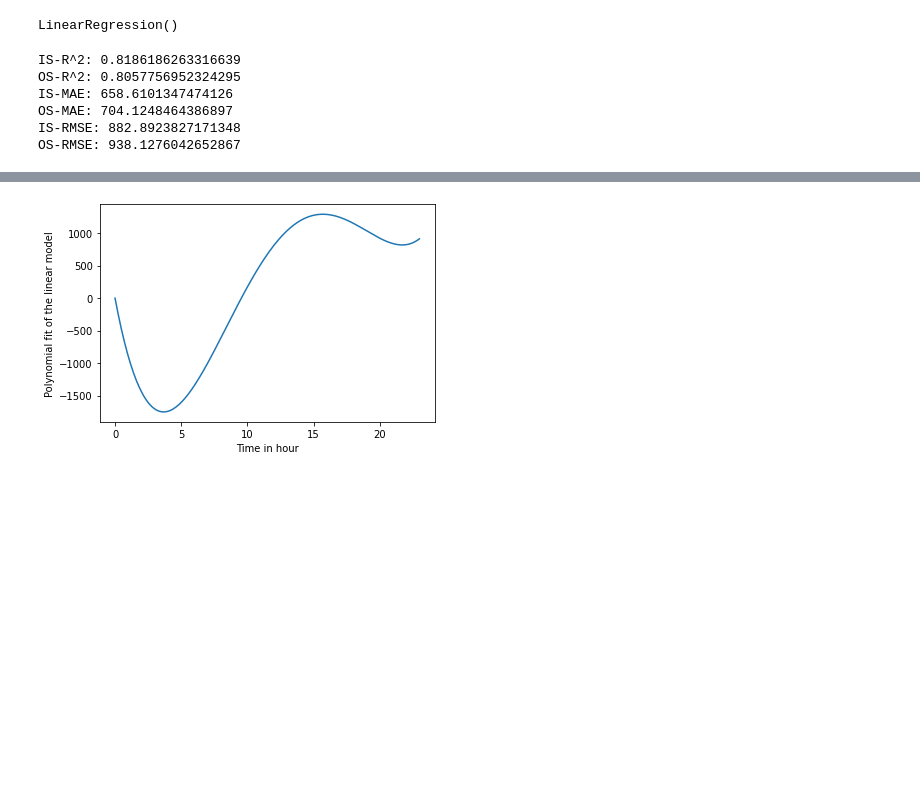
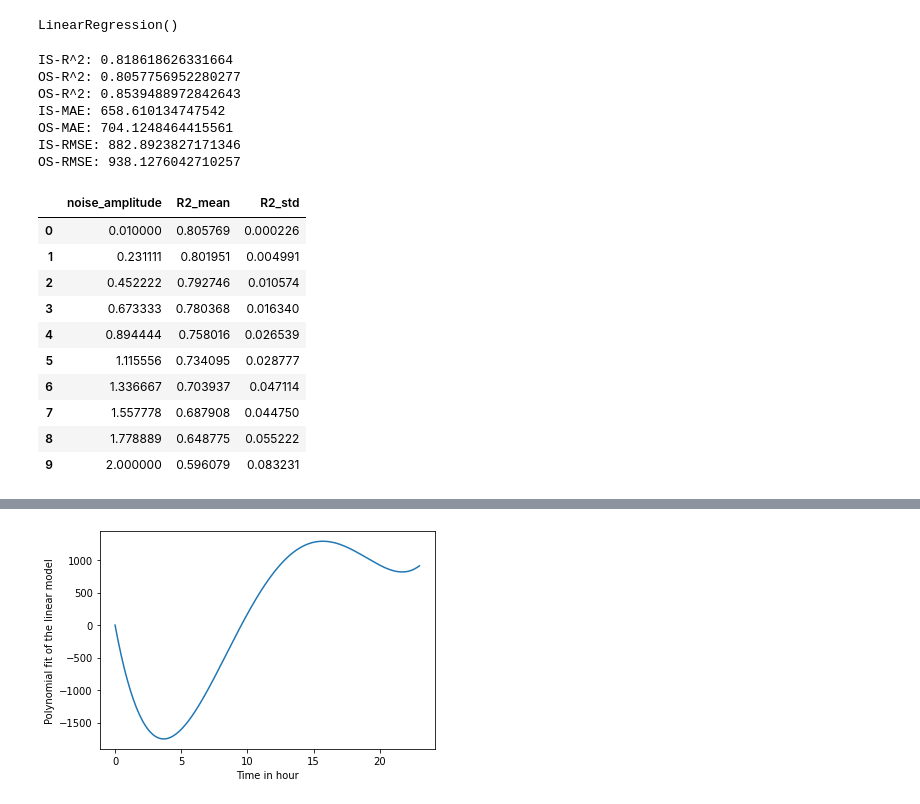
Before and after one commit to garberma/6.862-Project, a Jupyter notebook: BaselineModelingChicago.ipynb, the cells around one changed output, grey strips where cells are left out. Cells and saved outputs as stored; diff of their text form; code cells hidden in the pictures; blank space fills up the shorter version.

```diff
--- a/BaselineModelingChicago.ipynb
+++ b/BaselineModelingChicago.ipynb
@@ -66,14 +66,60 @@ SST = np.sum((train_mean - y_test_pred)**2)
 OSR2 = 1 - (SSR/SST)
 print("IS-R^2:",metrics.r2_score(y_train.to_numpy(),y_train_pred))
 print("OS-R^2:",OSR2)
+# Why aren't we doing that? #####
+print("OS-R^2:",metrics.r2_score(y_test.to_numpy(),y_test_pred))
+########
 print("IS-MAE:",metrics.mean_absolute_error(y_train,y_train_pred))
 print("OS-MAE:",metrics.mean_absolute_error(y_test,y_test_pred))
 print("IS-RMSE:",metrics.mean_squared_error(y_train,y_train_pred)**(1/2))
 print("OS-RMSE:",metrics.mean_squared_error(y_test,y_test_pred)**(1/2))
 # %% [output]
-IS-R^2: 0.8186186263316639
-OS-R^2: 0.8057756952324295
-IS-MAE: 658.6101347474126
-OS-MAE: 704.1248464386897
-IS-RMSE: 882.8923827171348
-OS-RMSE: 938.1276042652867
+IS-R^2: 0.818618626331664
+OS-R^2: 0.8057756952280277
+OS-R^2: 0.8539488972842643
+IS-MAE: 658.610134747542
+OS-MAE: 704.1248464415561
+IS-RMSE: 882.8923827171346
+OS-RMSE: 938.1276042710257
+# %%
+X = df_2.iloc[:,2:]
+y = df_2.iloc[:,0:1]
+m1,n1 = y_test.shape
+m2,n2 = y_train.shape
+
+def OSR2(y_train_noise):
+    reg = LinearRegression()
+    reg.fit(X_train,y_train_noise)
+    y_test_pred = reg.predict(X_test).reshape((m1,n1))
+    y_train_pred = reg.predict(X_train).reshape((m2,n2))
+    SSR = np.sum((y_test.to_numpy() - y_test_pred)**2)
+    train_mean = np.mean(y_train.to_numpy())
+    SST = np.sum((train_mean - y_test_pred)**2)
+    OSR2 = 1 - (SSR/SST)
+    return OSR2
+
+mean_energy = y.mean()[0]
+len_energy = len(y.iloc[0:int(0.70*len(X)),])
+OSR2_results = []
+noise_amplitude_list = np.linspace(0.01,2,10)
+bootstrap_length = 100
+for noise_amplitude in noise_amplitude_list:
+    OSR2_current = np.zeros(bootstrap_length)
+    for bootstrap_it in range(bootstrap_length):
+        y_train_noise = np.array(y.iloc[0:int(0.70*len(X)),])[:,0] + np.random.normal(0, noise_amplitude*mean_energy,len_energy)
+        OSR2_current[bootstrap_it] = OSR2(y_train_noise)
+    OSR2_results += [[noise_amplitude, OSR2_current.mean(), OSR2_current.std()]]
+df_OSR2_results = pd.DataFrame(OSR2_results, columns = ['noise_amplitude', 'R2_mean', 'R2_std'])
+df_OSR2_results
+# %% [output]
+|  | noise_amplitude | R2_mean | R2_std |
+| 0 | 0.010000 | 0.805769 | 0.000226 |
+| 1 | 0.231111 | 0.801951 | 0.004991 |
+| 2 | 0.452222 | 0.792746 | 0.010574 |
+| 3 | 0.673333 | 0.780368 | 0.016340 |
+| 4 | 0.894444 | 0.758016 | 0.026539 |
+| 5 | 1.115556 | 0.734095 | 0.028777 |
+| 6 | 1.336667 | 0.703937 | 0.047114 |
+| 7 | 1.557778 | 0.687908 | 0.044750 |
+| 8 | 1.778889 | 0.648775 | 0.055222 |
+| 9 | 2.000000 | 0.596079 | 0.083231 |
```
Also changed, not shown: parts of 3 cells of this notebook, 1 other file.
